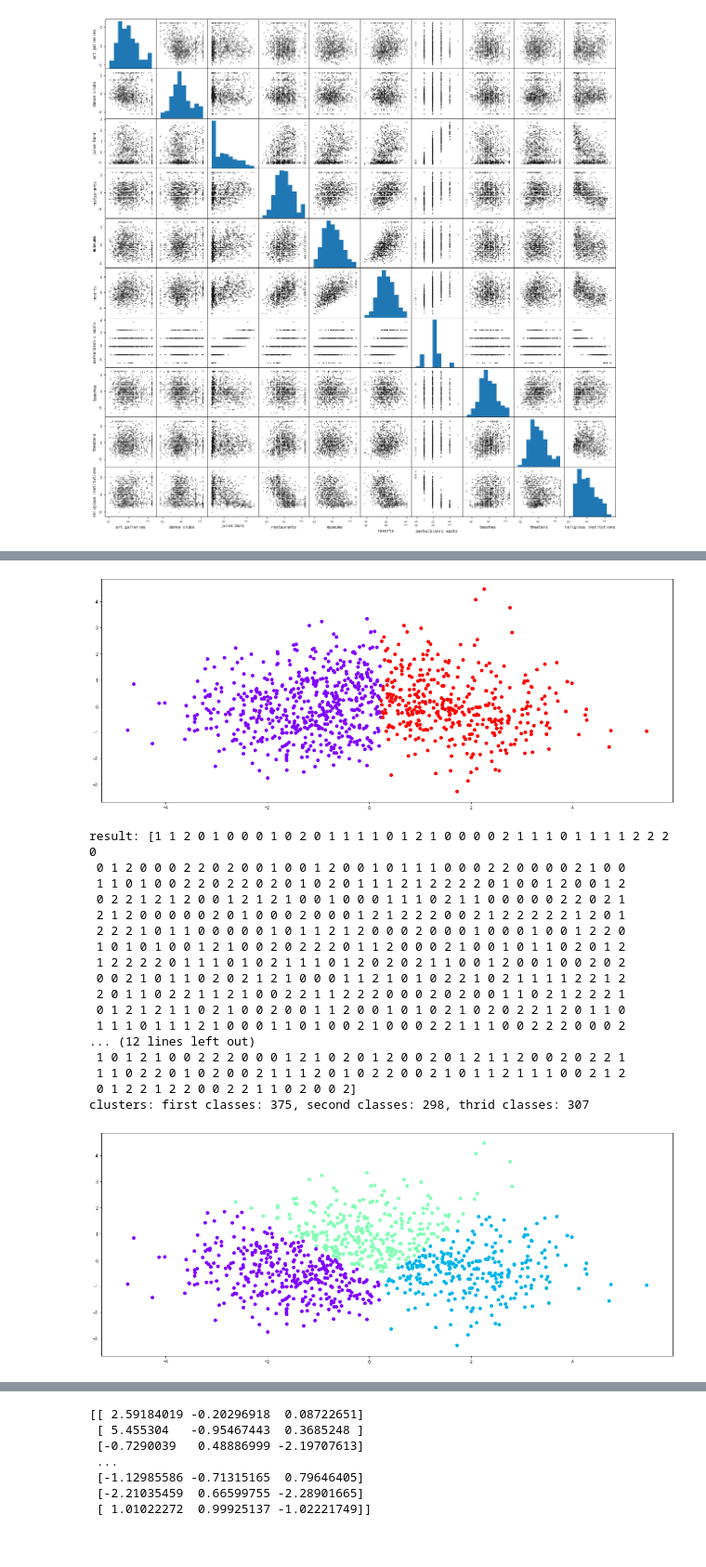
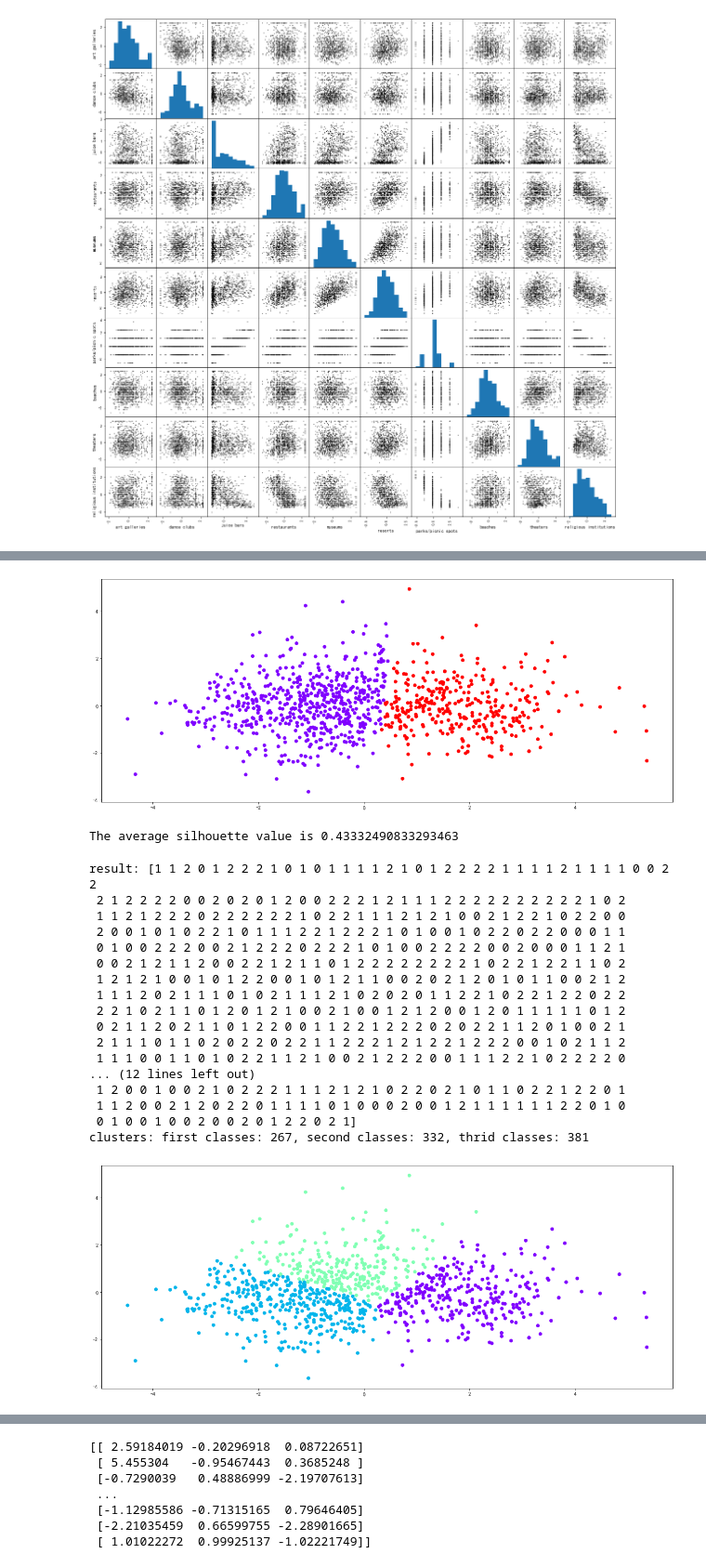
Before and after one commit to MKMQ99/Data-Mining, a Jupyter notebook: 聚类/cluster.ipynb, the cells around one changed output, grey strips where cells are left out. Shown at 93% size. Cells and saved outputs as stored; diff of their text form; code cells hidden in the pictures.

```diff
--- a/聚类/cluster.ipynb
+++ b/聚类/cluster.ipynb
@@ -164,0 +171,13 @@ plt.show()
+# %%
+'利用SSE选择k'
+
+SSE = [] # 存放每次结果的误差平方和
+for k in range(1,9):
+    estimator = KMeans(n_clusters=k, max_iter=100, init='k-means++')
+    estimator.fit_predict(newdata_2)
+    SSE.append(estimator.inertia_)
+X = range(1,9)
+plt.xlabel('k')
+plt.ylabel('SSE')
+plt.plot(X,SSE,'o-')
+plt.show()
@@ -165,7 +186,7 @@ plt.show()
 # %%
 km_cluster = KMeans(n_clusters=2, max_iter=100, init='k-means++')
 #K=2，最多迭代100次，按k-means++选初始点
-predictions = km_cluster.fit_predict(newdata)
+predictions = km_cluster.fit_predict(newdata_2)
 print('result:', predictions)
 print('clusters: first classes: %d, second classes: %d' %
       (np.sum(predictions == 0), np.sum(predictions == 1)))
@@ -194,55 +215,63 @@ x = []
 y = []
 c = []
 
-for i in range(len(newdata)):
-    x.append(newdata[i][0])
-    y.append(newdata[i][1])
+for i in range(len(newdata_2)):
+    x.append(newdata_2[i][0])
+    y.append(newdata_2[i][1])
     c.append(colors[predictions[i]])
 
 plt.scatter(x, y, color=c)
 plt.show()
+
 #聚类结果可视化展示
 # %% [output]
-[figure, old version]
+[figure, new version]
+# %%
+cluster = KMeans(n_clusters=2).fit(newdata_2)
+pred = cluster.labels_
+silhouette_avg = silhouette_score(newdata_2, pred)
+print('The average silhouette value is',silhouette_avg)
+# %% [output]
+The average silhouette value is 0.43332490833293463
 # %%
 km_cluster = KMeans(n_clusters=3, max_iter=300, init='k-means++')
 #K=3，最多迭代300次，按k-means++选初始点
-predictions = km_cluster.fit_predict(newdata)
+predictions = km_cluster.fit_predict(newdata_2)
 print('result:', predictions)
 print('clusters: first classes: %d, second classes: %d, thrid classes: %d' %
       (np.sum(predictions == 0), np.sum(predictions == 1), np.sum(predictions == 2)))
 #聚类结果，以及每个类包含的数据个数
 # %% [output]
-result: [1 1 2 0 1 0 0 0 1 0 2 0 1 1 1 1 0 1 2 1 0 0 0 0 2 1 1 1 0 1 1 1 1 2 2 2 0
- 0 1 2 0 0 0 2 2 0 2 0 0 1 0 0 1 2 0 0 1 0 1 1 1 0 0 0 2 2 0 0 0 0 2 1 0 0
- 1 1 0 1 0 0 2 2 0 2 2 0 2 0 1 0 2 0 1 1 1 2 1 2 2 2 2 0 1 0 0 1 2 0 0 1 2
- 0 2 2 1 2 1 2 0 0 1 2 1 2 1 0 0 1 0 0 0 1 1 1 0 2 1 1 0 0 0 0 0 2 2 0 2 1
- 2 1 2 0 0 0 0 0 2 0 1 0 0 0 2 0 0 0 1 2 1 2 2 2 0 0 2 1 2 2 2 2 2 1 2 0 1
- 2 2 2 1 0 1 1 0 0 0 0 0 1 0 1 1 2 1 2 0 0 0 2 0 0 0 1 0 0 0 1 0 0 1 2 2 0
- 1 0 1 0 1 0 0 1 2 1 0 0 2 0 2 2 2 0 1 1 2 0 0 0 2 1 0 0 1 0 1 1 0 2 0 1 2
- 1 2 2 2 2 0 1 1 1 0 1 0 2 1 1 1 0 1 2 0 2 0 2 1 1 0 0 1 2 0 0 1 0 0 2 0 2
- 0 0 2 1 0 1 1 0 2 0 2 1 2 1 0 0 0 1 1 2 1 0 1 0 2 2 1 0 2 1 1 1 1 2 2 1 2
- 2 0 1 1 0 2 2 1 1 2 1 0 0 2 2 1 1 2 2 2 0 0 0 2 0 2 0 0 1 1 0 2 1 2 2 2 1
- 0 1 2 1 2 1 1 0 2 1 0 0 2 0 0 1 1 2 0 0 1 0 1 0 2 1 0 2 0 2 2 1 2 0 1 1 0
- 1 1 1 0 1 1 1 2 1 0 0 0 1 1 0 1 0 0 2 1 0 0 0 2 2 1 1 1 0 0 2 2 2 0 0 0 2
+result: [1 1 2 0 1 2 2 2 1 0 1 0 1 1 1 1 2 1 0 1 2 2 2 2 1 1 1 1 2 1 1 1 1 0 0 2 2
+ 2 1 2 2 2 2 0 0 2 0 2 0 1 2 0 0 2 2 2 1 2 1 1 1 2 2 2 2 2 2 2 2 2 2 1 0 2
+ 1 1 2 1 2 2 2 0 2 2 2 2 2 2 1 0 2 2 1 1 1 2 1 2 1 0 0 2 1 2 2 1 0 2 2 0 0
+ 2 0 0 1 0 1 0 2 2 1 0 1 1 1 2 2 1 2 2 2 1 0 1 0 0 1 0 2 2 0 2 2 0 0 0 1 1
+ 0 1 0 0 2 2 2 0 0 2 1 2 2 2 0 2 2 2 1 0 1 0 0 2 2 2 2 0 0 2 0 0 0 1 1 2 1
+ 0 0 2 1 2 1 1 2 0 0 2 2 1 2 1 1 0 1 2 2 2 2 2 2 2 2 1 0 2 2 1 2 2 1 1 0 2
+ 1 2 1 2 1 0 0 1 0 1 2 2 0 0 1 0 1 2 1 1 0 0 2 0 2 1 2 0 1 0 1 1 0 0 2 1 2
+ 1 1 1 2 0 2 1 1 1 0 1 0 2 1 1 1 2 1 0 2 0 2 0 1 1 2 2 1 0 2 2 1 2 2 0 2 2
+ 2 2 1 0 2 1 1 0 1 2 0 1 2 1 0 0 2 1 0 0 1 2 1 2 0 0 1 2 0 1 1 1 1 1 0 1 2
+ 0 2 1 1 2 0 2 1 1 0 1 2 2 0 0 1 1 2 2 1 2 2 2 0 2 0 2 2 1 1 2 0 1 0 0 2 1
+ 2 1 1 1 0 1 1 0 2 0 2 2 0 2 2 1 1 2 2 2 1 2 1 2 2 1 2 2 2 0 0 1 0 2 1 1 2
+ 1 1 1 0 0 1 1 0 1 0 2 2 1 1 2 1 0 0 2 1 2 2 2 0 0 1 1 1 2 2 1 0 2 2 2 2 0
 ... (12 lines left out)
- 1 0 1 2 1 0 0 2 2 2 0 0 0 1 2 1 0 2 0 1 2 0 0 2 0 1 2 1 1 2 0 0 2 0 2 2 1
- 1 1 0 2 2 0 1 0 2 0 0 2 1 1 1 2 0 1 0 2 2 0 0 2 1 0 1 1 2 1 1 1 0 0 2 1 2
- 0 1 2 2 1 2 2 0 0 2 2 1 1 0 2 0 0 2]
-clusters: first classes: 375, second classes: 298, thrid classes: 307
+ 1 2 0 0 1 0 0 2 1 0 2 2 2 1 1 1 2 1 2 1 0 2 2 0 2 1 0 1 1 0 2 2 1 2 2 0 1
+ 1 1 2 0 0 2 1 2 0 2 2 0 1 1 1 1 0 1 0 0 0 2 0 0 1 2 1 1 1 1 1 1 2 2 0 1 0
+ 0 1 0 0 1 0 0 2 0 0 2 0 1 2 2 0 2 1]
+clusters: first classes: 267, second classes: 332, thrid classes: 381
 # %%
 colors = cm.rainbow(np.linspace(0, 1, 5))
 x = []
 y = []
 c = []
 
-for i in range(len(newdata)):
-    x.append(newdata[i][0])
-    y.append(newdata[i][1])
+for i in range(len(newdata_2)):
+    x.append(newdata_2[i][0])
+    y.append(newdata_2[i][1])
     c.append(colors[predictions[i]])
 
 plt.scatter(x, y, color=c)
 plt.show()
 #聚类结果可视化展示
 # %% [output]
-[figure, old version]
+[figure, new version]
```
Also changed, not shown: parts of 7 cells of this notebook, 1 other file.
